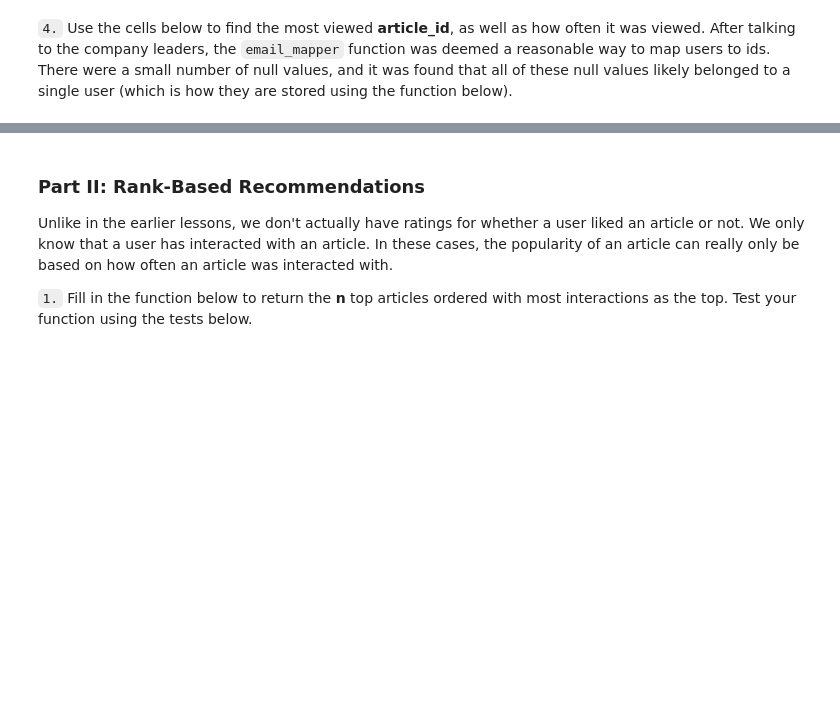
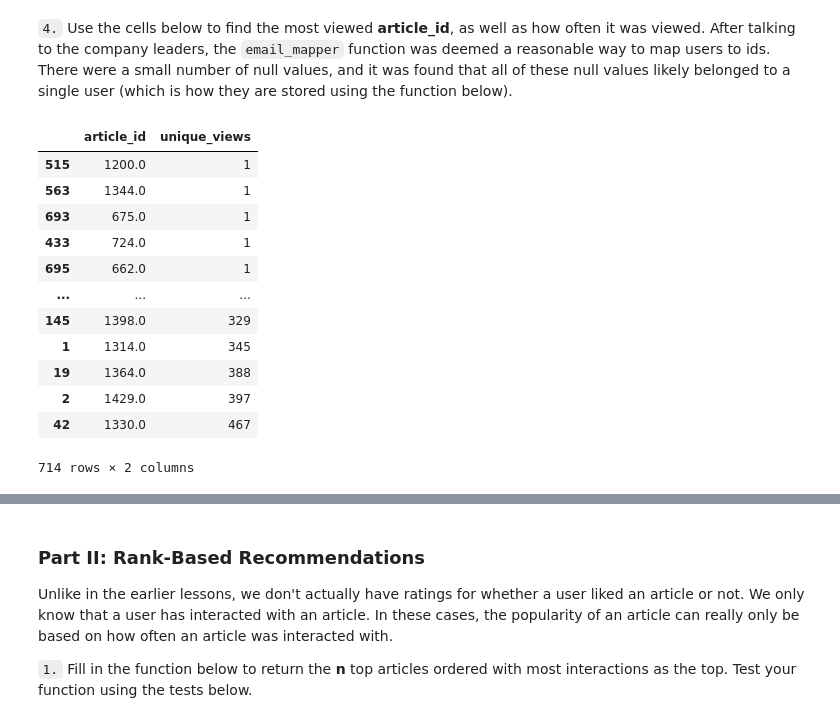
Before and after one commit to defunSM/Data-Science-Portfolio, a Jupyter notebook: IBM Watson Recommendation System/Recommendations_with_IBM.ipynb, the cells around one changed output, grey strips where cells are left out. Drawn from its saved outputs; the diff is of its cells as text; code cells hidden in the pictures; blank space fills up the shorter version.

```diff
--- a/IBM Watson Recommendation System/Recommendations_with_IBM.ipynb
+++ b/IBM Watson Recommendation System/Recommendations_with_IBM.ipynb
@@ -125,3 +179,19 @@ user_article_interactions = # The number of user-article interactions
 # %% [markdown]
 `4.` Use the cells below to find the most viewed **article_id**, as well as how often it was viewed.  After talking to the company leaders, the `email_mapper` function was deemed a reasonable way to map users to ids.  There were a small number of null values, and it was found that all of these null values likely belonged to a single user (which is how they are stored using the function below).
+# %%
+df_unique_views.sort_values(by="unique_views")
+# %% [output]
+|  | article_id | unique_views |
+| 515 | 1200.0 | 1 |
+| 563 | 1344.0 | 1 |
+| 693 | 675.0 | 1 |
+| 433 | 724.0 | 1 |
+| 695 | 662.0 | 1 |
+| ... | ... | ... |
+| 145 | 1398.0 | 329 |
+| 1 | 1314.0 | 345 |
+| 19 | 1364.0 | 388 |
+| 2 | 1429.0 | 397 |
+| 42 | 1330.0 | 467 |
+714 rows × 2 columns
 # %%
```
Also changed, not shown: parts of 16 cells of this notebook.
